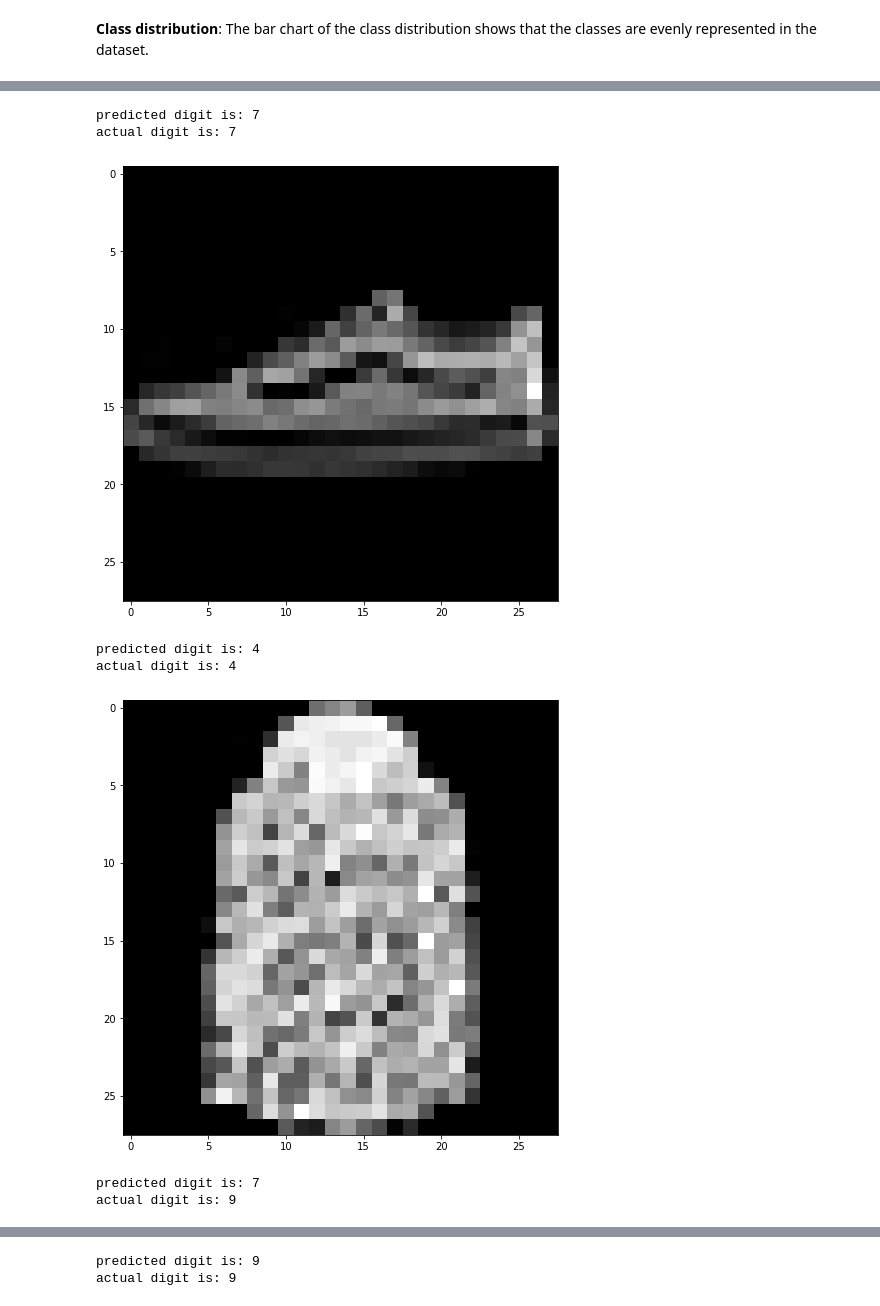
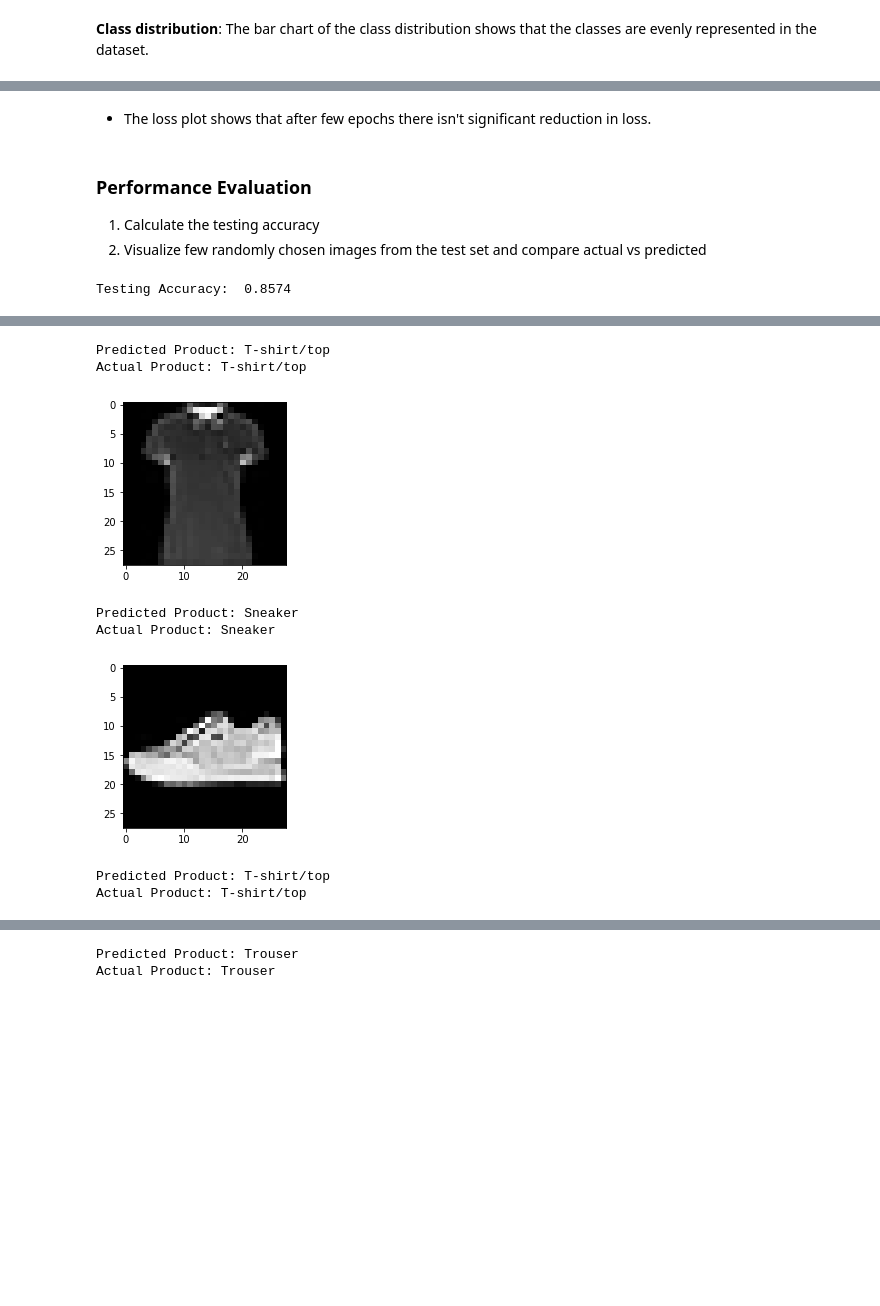
Before and after one commit to kashifliaqat/Data_Science_and_Machine-Learning, a Jupyter notebook: Supervised_Learning/5_Deep_Neural_Network/deep_nn_scratch.ipynb, the cells around one changed output, grey strips where cells are left out. Saved outputs shown, nothing was run; the diff lists cells and outputs as text; code cells hidden in the pictures; blank space fills up the shorter version.

```diff
--- a/Supervised_Learning/5_Deep_Neural_Network/deep_nn_scratch.ipynb
+++ b/Supervised_Learning/5_Deep_Neural_Network/deep_nn_scratch.ipynb
@@ -224,16 +124,0 @@ class DenseNetwork(object):
-# %%
-# Initialize a network with 784 input nodes, two hidden layers with 60 nodes each
-# and a output layer with 10 nodes.
-net = DenseNetwork(layers = [784, 120, 145, 120, 10])
-
-# Check the mean squared error before training
-print(f"MSE(net.W, net.B, flat_train_X, onehot_train_y) = {net.MSE(net.W, net.B, flat_train_X, onehot_train_y)} \n")
-
-# Make a random prediction before training
-i = np.random.randint(0, len(flat_test_X))
-prediction = net.predict(flat_test_X[i])
-print(f"predicted digit is: {prediction}")
-print(f"actual digit is: {np.argmax(onehot_test_y[i])}")
-plt.figure(figsize=(8, 8))
-plt.imshow(test_X[i], cmap="gray")
-plt.show()
@@ -246,3 +124,0 @@ actual digit is: 4
-# %%
-# Train your network with stochastic gradient descent!
-net.train(flat_train_X, onehot_train_y)
@@ -260,0 +382,11 @@ Starting Cost = 1.184235010541276
+# %%
+# Initialize a deep neural network with following architecture
+# Input Nodes: 784 (28x28)
+# Three hidden layers: 240, 120, 60 nodes respectively
+# Output Nodes: 10 (10 class classification problem - Fashion MNIST)
+DNN = DeepNeuralNet(layers = [784, 240, 120, 60, 10])
+
+# Check the mean squared error before training
+#print(f"Cost: MSE before training = {DNN.MSE(DNN.W, DNN.B, flat_train_X, onehot_train_y)} \n")
+# Train your network with stochastic gradient descent!
+DNN.train(flat_train_X, onehot_train_y, alpha = 0.1, epochs = 12)
@@ -261,10 +419,27 @@ Starting Cost = 1.184235010541276
+# %% [markdown]
+- The loss plot shows that after few epochs there isn't significant reduction in loss.
+# %% [markdown]
+### Performance Evaluation
+1. Calculate the testing accuracy
+2. Visualize few randomly chosen images from the test set and compare actual vs predicted
+# %%
+# Compute and print the classification accuracy on test data
+accuracy = sum([int(DNN.predict(x) == y) for x, y in zip(flat_test_X, y_test)])/len(onehot_test_y)
+print("Testing Accuracy: ", accuracy)
+# %% [output]
+Testing Accuracy:  0.8574
 # %%
+# Visualize few randomly chosen images from the test set and compare actual vs predicted
 for a in range(10):
+    # generate random int
     i = np.random.randint(0, len(flat_test_X))
-    prediction = net.predict(flat_test_X[i])
-    print(f"predicted digit is: {prediction}")
-    print(f"actual digit is: {np.argmax(onehot_test_y[i])}")
-    plt.figure(figsize=(8, 8))
-    plt.imshow(test_X[i], cmap="gray")
+    # make rand prediction
+    prediction = DNN.predict(flat_test_X[i])
+    # compare
+    print(f"Predicted Product: {class_names[prediction]}")
+    print(f"Actual Product: {class_names[np.argmax(onehot_test_y[i])]}")
+    # plot the figure
+    plt.figure(figsize=(3, 3))
+    plt.imshow(X_test[i], cmap="gray")
     plt.show()
 # %% [output]
@@ -274,8 +449,8 @@ actual digit is: 2
-predicted digit is: 7
-actual digit is: 7
+Predicted Product: T-shirt/top
+Actual Product: T-shirt/top
-[figure, old version]
+[figure, new version]
-predicted digit is: 4
-actual digit is: 4
+Predicted Product: Sneaker
+Actual Product: Sneaker
-[figure, old version]
+[figure, new version]
-predicted digit is: 7
-actual digit is: 9
+Predicted Product: T-shirt/top
+Actual Product: T-shirt/top
@@ -283,2 +458,2 @@ actual digit is: 9
-predicted digit is: 9
-actual digit is: 9
+Predicted Product: Trouser
+Actual Product: Trouser
```
Also changed, not shown: parts of 18 cells of this notebook, 2 other files.
